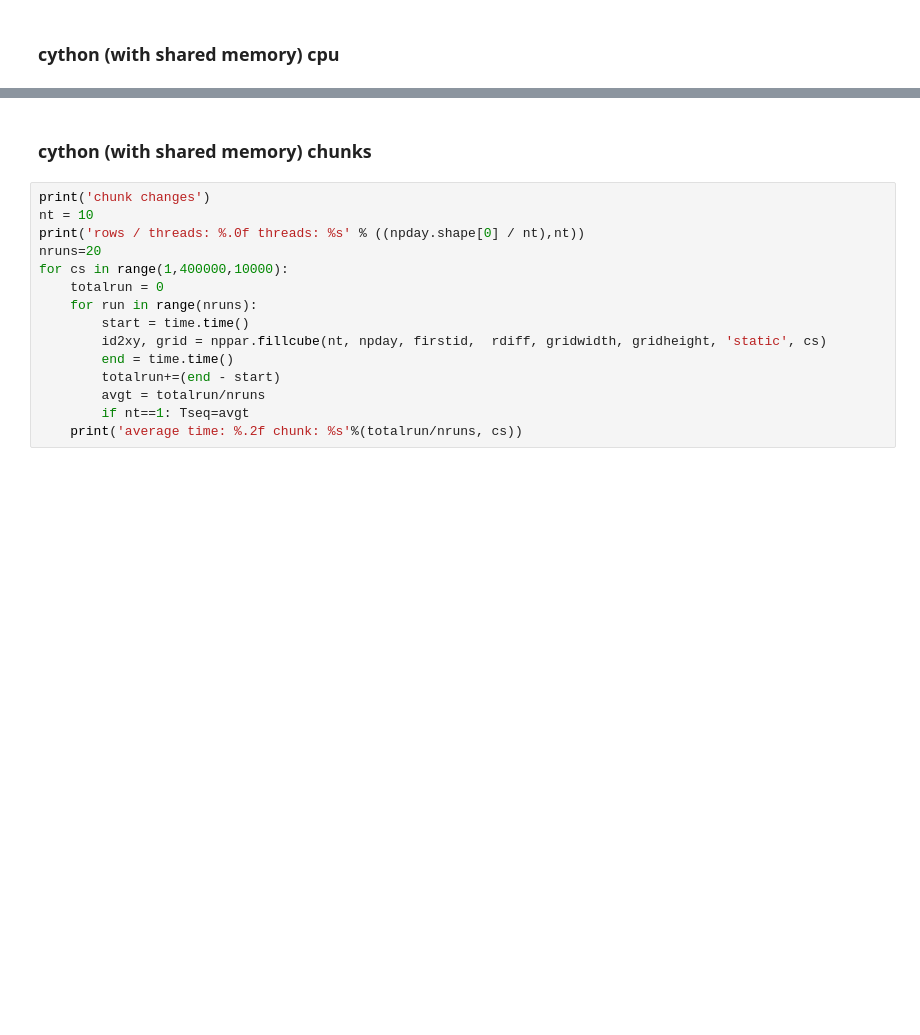
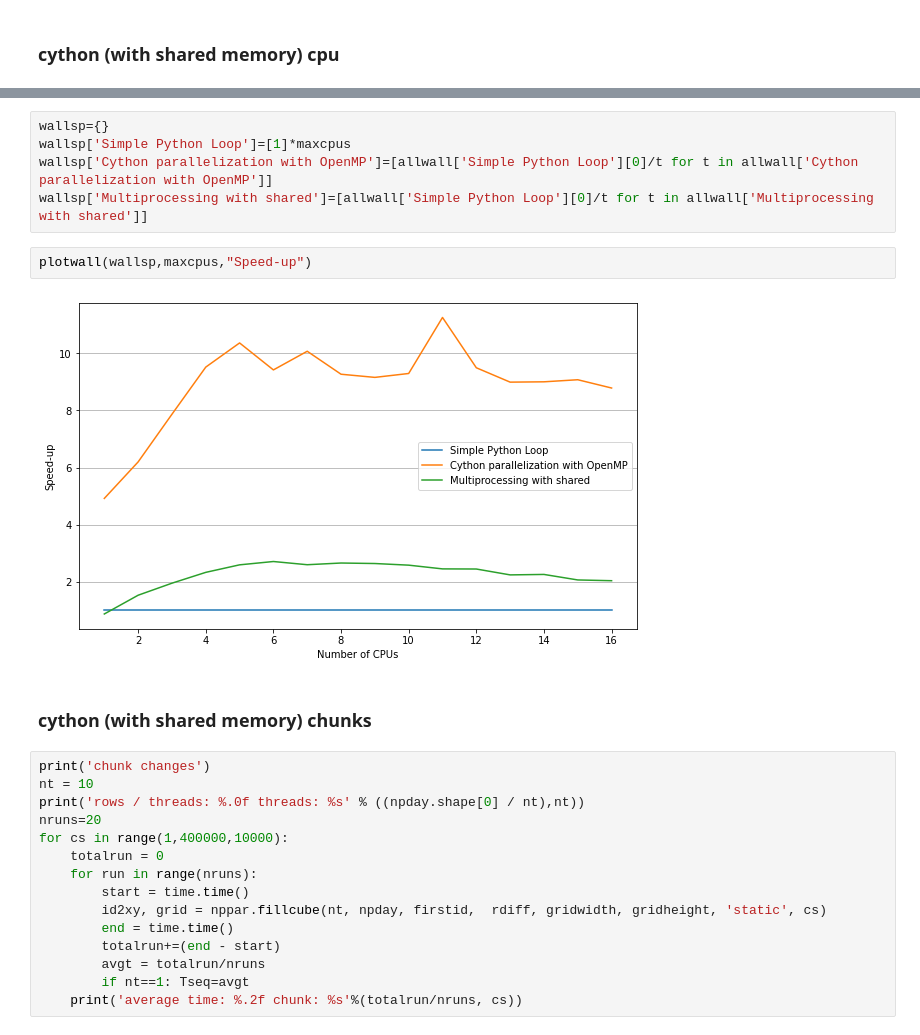
Before and after one commit to PREFERRED2022/mlfires-classic, a Jupyter notebook: ML_fires_al/par_conv_tab_2D.ipynb, the cells around one changed output, grey strips where cells are left out. Drawn from its saved outputs; the diff is of its cells as text; blank space fills up the shorter version.

```diff
--- a/ML_fires_al/par_conv_tab_2D.ipynb
+++ b/ML_fires_al/par_conv_tab_2D.ipynb
@@ -209,3 +293,12 @@ average time wall: 0.28 sec, average time CPU: 0.08 sec, threads: 16
+# %%
+wallsp={}
+wallsp['Simple Python Loop']=[1]*maxcpus
+wallsp['Cython parallelization with OpenMP']=[allwall['Simple Python Loop'][0]/t for t in allwall['Cython parallelization with OpenMP']]
+wallsp['Multiprocessing with shared']=[allwall['Simple Python Loop'][0]/t for t in allwall['Multiprocessing with shared']]
+# %%
+plotwall(wallsp,maxcpus,"Speed-up")
+# %% [output]
+[figure, added]
 # %% [markdown]
 ### cython (with shared memory) chunks
 # %%
```
Also changed, not shown: parts of 30 cells of this notebook, 17 other files.
